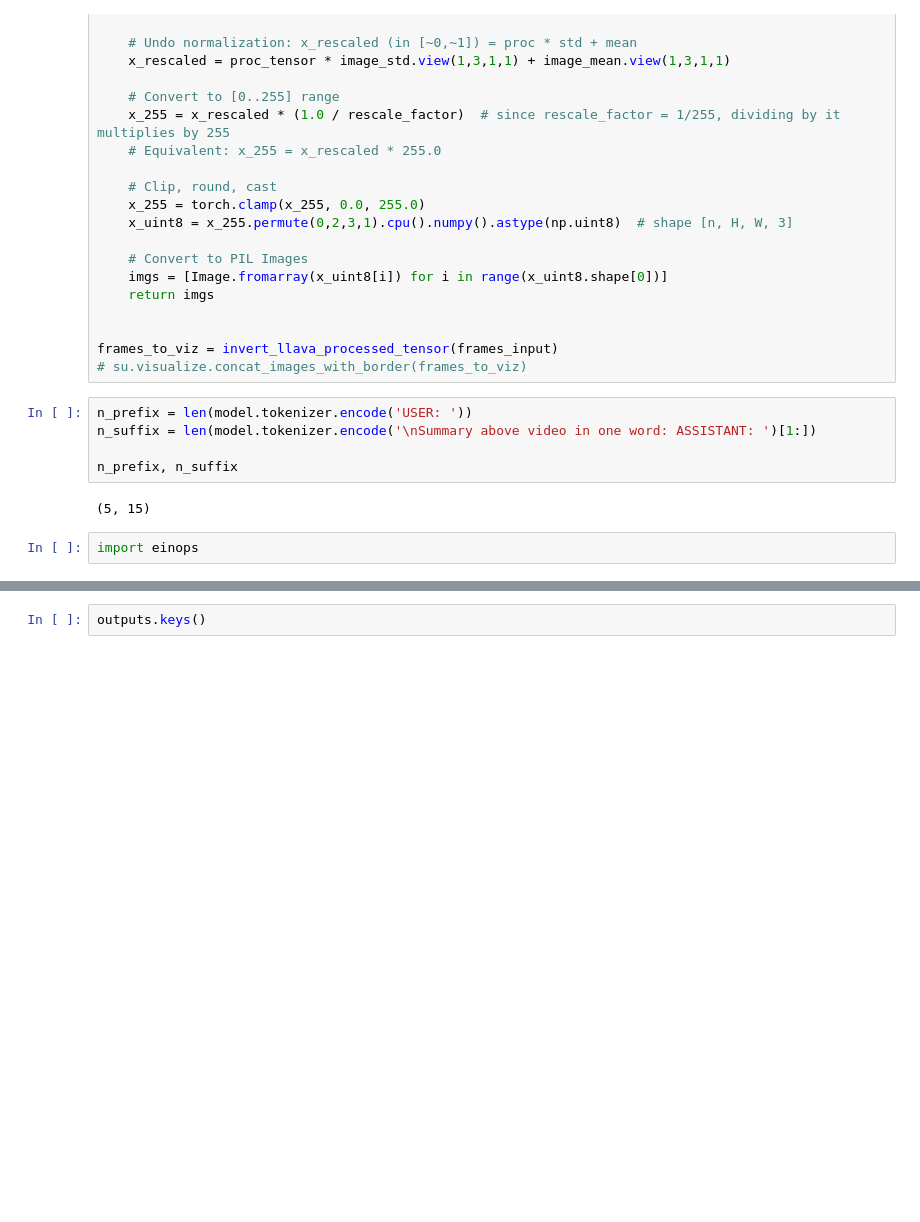
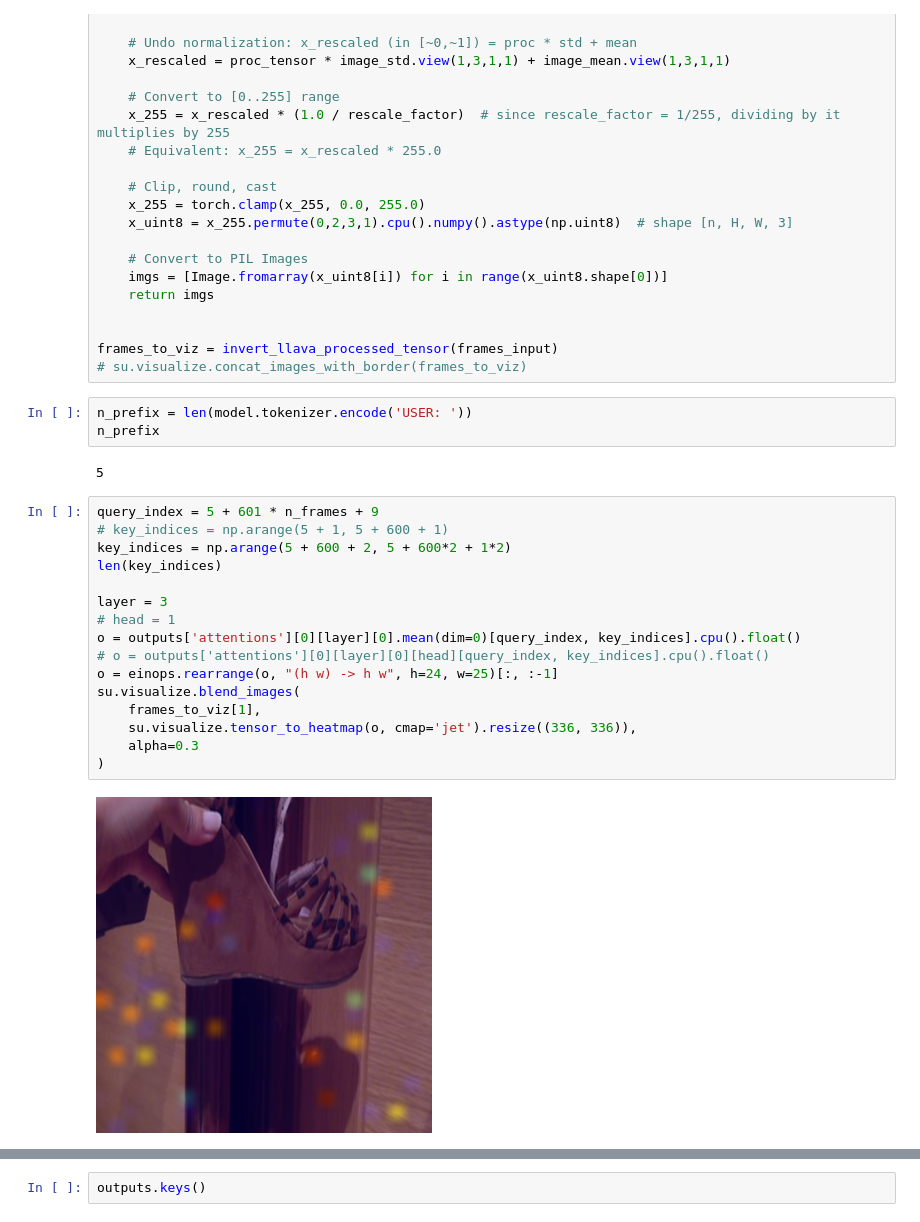
Before and after one commit to bpiyush/CaReBench, a Jupyter notebook: notebooks/visualize_token.ipynb, the cells around one changed output, grey strips where cells are left out. Drawn from its saved outputs; the diff is of its cells as text; blank space fills up the shorter version.

```diff
--- a/notebooks/visualize_token.ipynb
+++ b/notebooks/visualize_token.ipynb
@@ -193,13 +226,27 @@ frames_to_viz = invert_llava_processed_tensor(frames_input)
 # su.visualize.concat_images_with_border(frames_to_viz)
 # %%
 n_prefix = len(model.tokenizer.encode('USER: '))
-n_suffix = len(model.tokenizer.encode('\nSummary above video in one word: ASSISTANT: ')[1:])
-
-n_prefix, n_suffix
+n_prefix
 # %% [output]
-(5, 15)
+5
-# %%
-import einops
+# %%
+query_index = 5 + 601 * n_frames + 9
+# key_indices = np.arange(5 + 1, 5 + 600 + 1)
+key_indices = np.arange(5 + 600 + 2, 5 + 600*2 + 1*2)
+len(key_indices)
+
+layer = 3
+# head = 1
+o = outputs['attentions'][0][layer][0].mean(dim=0)[query_index, key_indices].cpu().float()
+# o = outputs['attentions'][0][layer][0][head][query_index, key_indices].cpu().float()
+o = einops.rearrange(o, "(h w) -> h w", h=24, w=25)[:, :-1]
+su.visualize.blend_images(
+    frames_to_viz[1],
+    su.visualize.tensor_to_heatmap(o, cmap='jet').resize((336, 336)),
+    alpha=0.3
+)
+# %% [output]
+[figure, added]
 # %%
 # Single image
 # [x] [x] ... [x] [\n]
```
Also changed, not shown: parts of 6 cells of this notebook.
